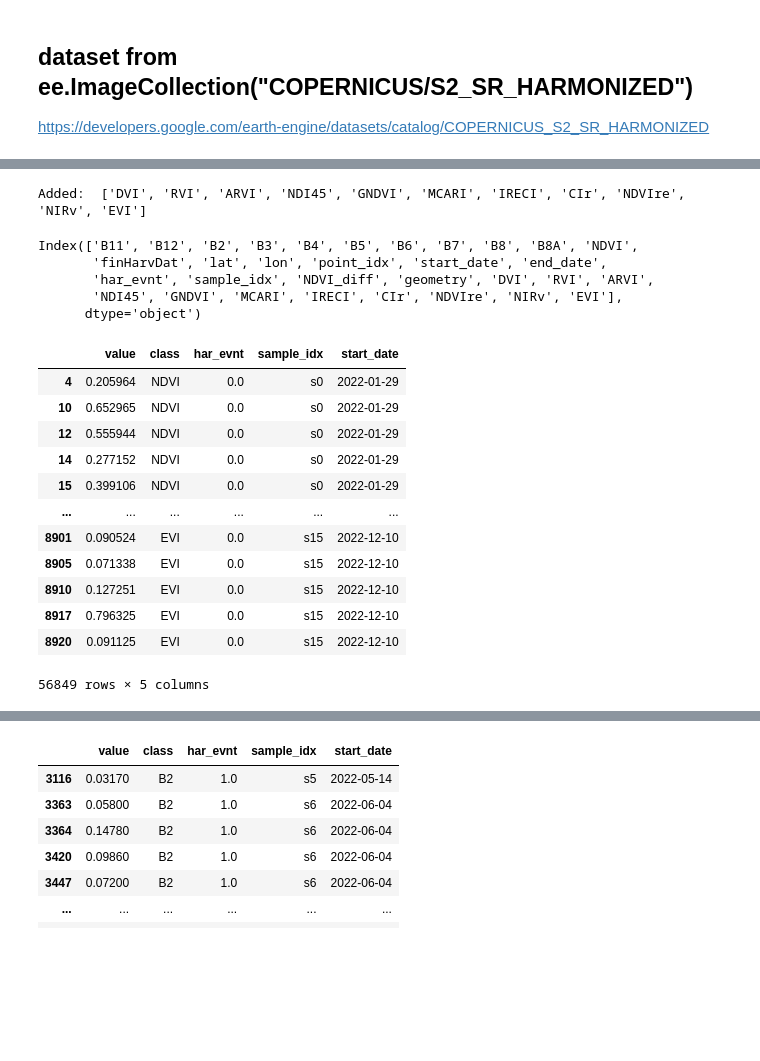
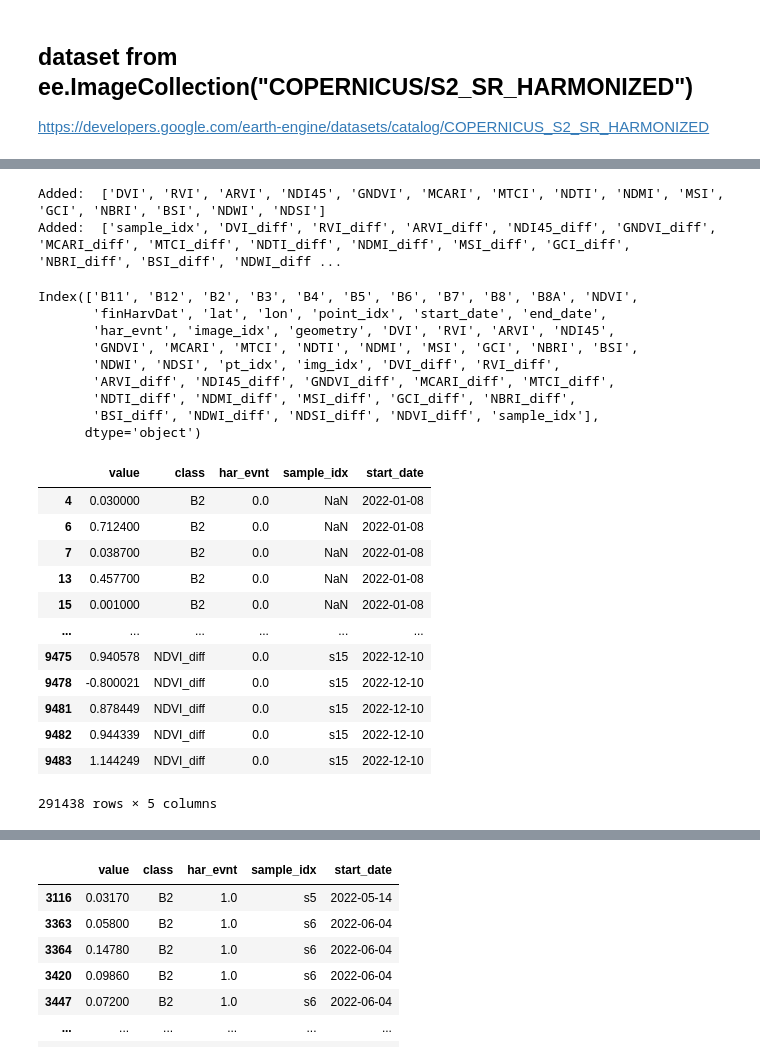
Before and after one commit to ta0a2000t/NASA_Harvest_repo, a Jupyter notebook: Harvest_Event_Detec/harvest_event_detec/learning_about_data.ipynb, the cells around one changed output, grey strips where cells are left out. Cells and saved outputs as stored; diff of their text form; code cells hidden in the pictures; blank space fills up the shorter version.

```diff
--- a/Harvest_Event_Detec/harvest_event_detec/learning_about_data.ipynb
+++ b/Harvest_Event_Detec/harvest_event_detec/learning_about_data.ipynb
@@ -42,7 +42,7 @@ BANDS_DICT = {   'B2': 'Blue',
 
 BANDS = list(BANDS_DICT.keys())
 # %%
-DF = geopandas.read_file('../data/merged_samples_gdf.geojson')
+DF = geopandas.read_file('../data/merged_images.geojson')
 DF.rename(columns = {'is_within_period':'har_evnt'}, inplace = True)
 DF.shape
 # %% [output]
@@ -63,43 +69,48 @@ indices = (DF.loc[(DF.har_evnt == True)]).point_idx
 points_with_change_df = DF.loc[(DF.point_idx).isin(indices)]
 points_with_change_df.shape # 366 * NUM_SAMPLES rows
 
-df = points_with_change_df
-df = df[(df.NDVI) != 0]
-vegIndicesNames = veg_indices.add_veg_indices(df)
-NUMERIC_COLS = ['NDVI', 'NDVI_diff'] + vegIndicesNames
+df = DF.copy()
+df = df[(df.NDVI) != 0] # drop invalid points
+VEG_INDICES_NAMES = veg_indices.add_veg_indices(df) + ['NDVI']
+VEG_DIFF_NAMES = veg_indices.add_veg_diff(df, VEG_INDICES_NAMES)
+NUMERIC_COLS = BANDS + VEG_INDICES_NAMES + VEG_DIFF_NAMES
+df.columns
 # %% [output]
-Added:  ['DVI', 'RVI', 'ARVI', 'NDI45', 'GNDVI', 'MCARI', 'IRECI', 'CIr', 'NDVIre', 'NIRv', 'EVI']
+Added:  ['DVI', 'RVI', 'ARVI', 'NDI45', 'GNDVI', 'MCARI', 'MTCI', 'NDTI', 'NDMI', 'MSI', 'GCI', 'NBRI', 'BSI', 'NDWI', 'NDSI']
+Added:  ['sample_idx', 'DVI_diff', 'RVI_diff', 'ARVI_diff', 'NDI45_diff', 'GNDVI_diff', 'MCARI_diff', 'MTCI_diff', 'NDTI_diff', 'NDMI_diff', 'MSI_diff', 'GCI_diff', 'NBRI_diff', 'BSI_diff', 'NDWI_diff ...
+Index(['B11', 'B12', 'B2', 'B3', 'B4', 'B5', 'B6', 'B7', 'B8', 'B8A', 'NDVI',
+       'finHarvDat', 'lat', 'lon', 'point_idx', 'start_date', 'end_date',
+       'har_evnt', 'image_idx', 'geometry', 'DVI', 'RVI', 'ARVI', 'NDI45',
+       'GNDVI', 'MCARI', 'MTCI', 'NDTI', 'NDMI', 'MSI', 'GCI', 'NBRI', 'BSI',
+       'NDWI', 'NDSI', 'pt_idx', 'img_idx', 'DVI_diff', 'RVI_diff',
+       'ARVI_diff', 'NDI45_diff', 'GNDVI_diff', 'MCARI_diff', 'MTCI_diff',
+       'NDTI_diff', 'NDMI_diff', 'MSI_diff', 'GCI_diff', 'NBRI_diff',
+       'BSI_diff', 'NDWI_diff', 'NDSI_diff', 'NDVI_diff', 'sample_idx'],
+      dtype='object')
 # %%
 # TODO deal with outliers, then standarize each column
-df.columns
-# %% [output]
-Index(['B11', 'B12', 'B2', 'B3', 'B4', 'B5', 'B6', 'B7', 'B8', 'B8A', 'NDVI',
-       'finHarvDat', 'lat', 'lon', 'point_idx', 'start_date', 'end_date',
-       'har_evnt', 'sample_idx', 'NDVI_diff', 'geometry', 'DVI', 'RVI', 'ARVI',
-       'NDI45', 'GNDVI', 'MCARI', 'IRECI', 'CIr', 'NDVIre', 'NIRv', 'EVI'],
-      dtype='object')
 # %%
 stretch_numeric_df = pd.DataFrame({'value':np.array([]), 'class':np.array([]), 'har_evnt': np.array([]), 'sample_idx':np.array([])})
 for col_name in NUMERIC_COLS:
-    curr_df = pd.DataFrame({'value': df[col_name], 'class':np.tile(np.array([col_name]), df.shape[0]), 'har_evnt':(df['har_evnt'] == True), 'sample_idx':df['sample_idx'], 'start_date':df['start_date']})
+    curr_df = pd.DataFrame({'value': df[col_name], 'class':np.tile(np.array([col_name]), df.shape[0]), 'har_evnt':df['har_evnt'], 'sample_idx':df['sample_idx'], 'start_date':df['start_date']})
     # _, bools = utilities.rmved_outliers_iqr(df[col_name], True)
     #curr_df = curr_df[bools] # remove the rows where we have outliers
     stretch_numeric_df = pd.concat([stretch_numeric_df, curr_df])
 stretch_numeric_df
 # %% [output]
 |  | value | class | har_evnt | sample_idx | start_date |
-| 4 | 0.205964 | NDVI | 0.0 | s0 | 2022-01-29 |
-| 10 | 0.652965 | NDVI | 0.0 | s0 | 2022-01-29 |
-| 12 | 0.555944 | NDVI | 0.0 | s0 | 2022-01-29 |
-| 14 | 0.277152 | NDVI | 0.0 | s0 | 2022-01-29 |
-| 15 | 0.399106 | NDVI | 0.0 | s0 | 2022-01-29 |
+| 4 | 0.030000 | B2 | 0.0 | NaN | 2022-01-08 |
+| 6 | 0.712400 | B2 | 0.0 | NaN | 2022-01-08 |
+| 7 | 0.038700 | B2 | 0.0 | NaN | 2022-01-08 |
+| 13 | 0.457700 | B2 | 0.0 | NaN | 2022-01-08 |
+| 15 | 0.001000 | B2 | 0.0 | NaN | 2022-01-08 |
 | ... | ... | ... | ... | ... | ... |
-| 8901 | 0.090524 | EVI | 0.0 | s15 | 2022-12-10 |
-| 8905 | 0.071338 | EVI | 0.0 | s15 | 2022-12-10 |
-| 8910 | 0.127251 | EVI | 0.0 | s15 | 2022-12-10 |
-| 8917 | 0.796325 | EVI | 0.0 | s15 | 2022-12-10 |
-| 8920 | 0.091125 | EVI | 0.0 | s15 | 2022-12-10 |
+| 9475 | 0.940578 | NDVI_diff | 0.0 | s15 | 2022-12-10 |
+| 9478 | -0.800021 | NDVI_diff | 0.0 | s15 | 2022-12-10 |
+| 9481 | 0.878449 | NDVI_diff | 0.0 | s15 | 2022-12-10 |
+| 9482 | 0.944339 | NDVI_diff | 0.0 | s15 | 2022-12-10 |
+| 9483 | 1.144249 | NDVI_diff | 0.0 | s15 | 2022-12-10 |
-56849 rows × 5 columns
+291438 rows × 5 columns
 # %%
 fig = plt.figure(figsize=(4,8))
 
```
Also changed, not shown: parts of 4 cells of this notebook, 8 other files.
